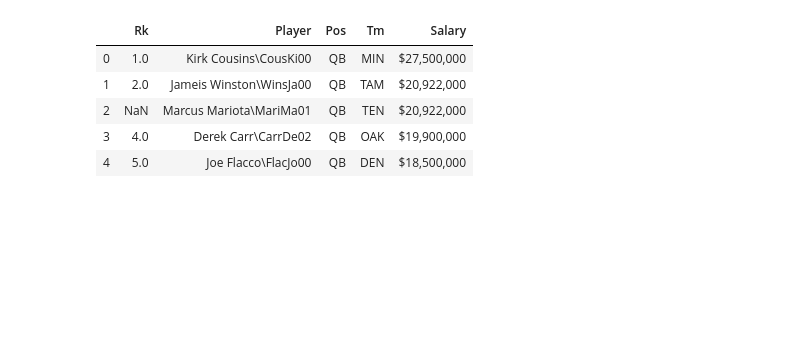
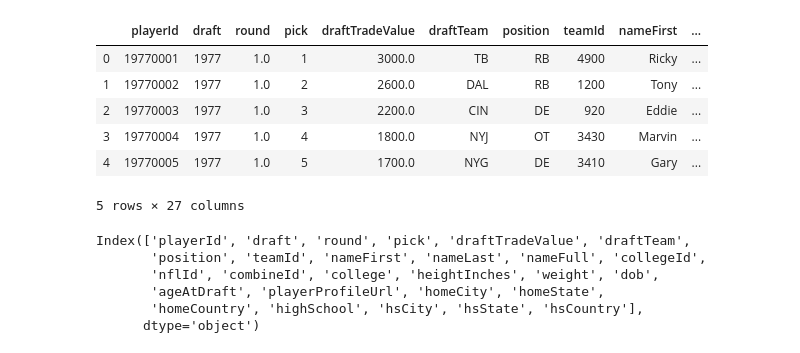
Before and after one commit to paholland/ETL_Project, a Jupyter notebook: Team_ETL.ipynb, the cells around one changed output. Saved outputs shown, nothing was run; the diff lists cells and outputs as text; code cells hidden in the pictures; blank space fills up the shorter version.

```diff
--- a/Team_ETL.ipynb
+++ b/Team_ETL.ipynb
@@ -24,11 +46,21 @@ data_df.head()
 # %%
-csv_file2 = "./Resources/salaries2019.csv"
+csv_file2 = "./Resources/draft.csv"
 data_df2 = pd.read_csv(csv_file2)
 data_df2.head()
 # %% [output]
-|  | Rk | Player | Pos | Tm | Salary |
-| 0 | 1.0 | Kirk Cousins\CousKi00 | QB | MIN | $27,500,000 |
-| 1 | 2.0 | Jameis Winston\WinsJa00 | QB | TAM | $20,922,000 |
-| 2 | NaN | Marcus Mariota\MariMa01 | QB | TEN | $20,922,000 |
-| 3 | 4.0 | Derek Carr\CarrDe02 | QB | OAK | $19,900,000 |
-| 4 | 5.0 | Joe Flacco\FlacJo00 | QB | DEN | $18,500,000 |
+|  | playerId | draft | round | pick | draftTradeValue | draftTeam | position | teamId | nameFirst | ... |
+| 0 | 19770001 | 1977 | 1.0 | 1 | 3000.0 | TB | RB | 4900 | Ricky | ... |
+| 1 | 19770002 | 1977 | 1.0 | 2 | 2600.0 | DAL | RB | 1200 | Tony | ... |
+| 2 | 19770003 | 1977 | 1.0 | 3 | 2200.0 | CIN | DE | 920 | Eddie | ... |
+| 3 | 19770004 | 1977 | 1.0 | 4 | 1800.0 | NYJ | OT | 3430 | Marvin | ... |
+| 4 | 19770005 | 1977 | 1.0 | 5 | 1700.0 | NYG | DE | 3410 | Gary | ... |
+5 rows × 27 columns
+# %%
+data_df2.columns
+# %% [output]
+Index(['playerId', 'draft', 'round', 'pick', 'draftTradeValue', 'draftTeam',
+       'position', 'teamId', 'nameFirst', 'nameLast', 'nameFull', 'collegeId',
+       'nflId', 'combineId', 'college', 'heightInches', 'weight', 'dob',
+       'ageAtDraft', 'playerProfileUrl', 'homeCity', 'homeState',
+       'homeCountry', 'highSchool', 'hsCity', 'hsState', 'hsCountry'],
+      dtype='object')
```
Also changed, not shown: parts of 25 cells of this notebook.
